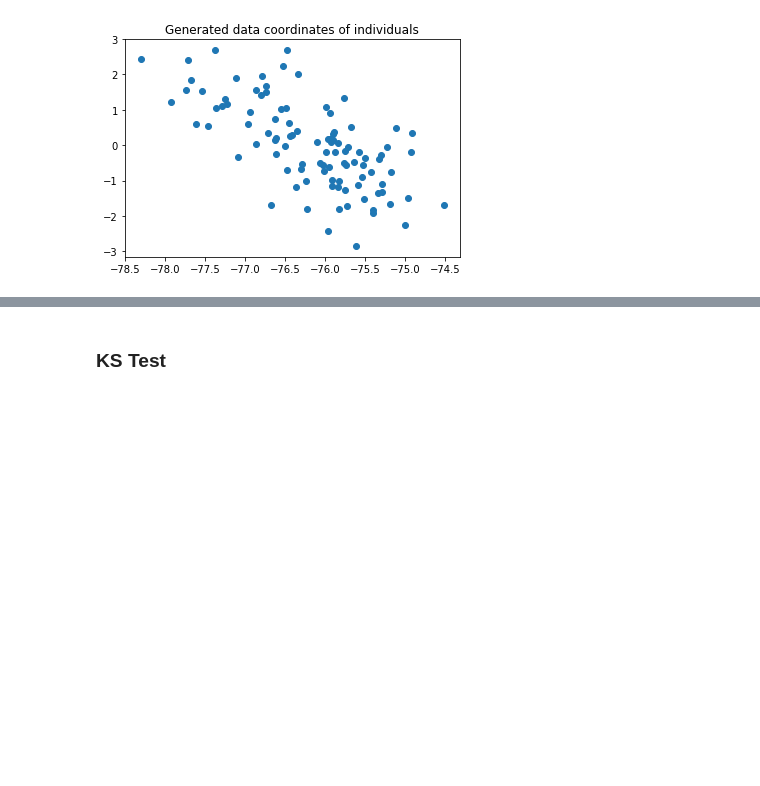
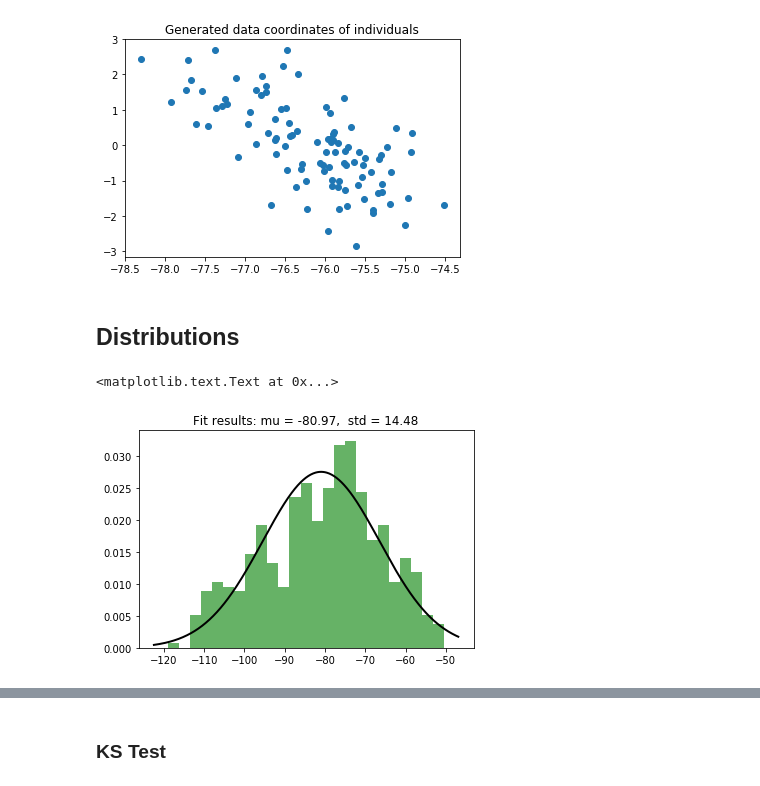
Before and after one commit to thomasgrsp/workaroundmedgan, a Jupyter notebook: notebooks/medgan_pca.ipynb, the cells around one changed output, grey strips where cells are left out. Saved outputs shown, nothing was run; the diff lists cells and outputs as text; code cells hidden in the pictures; blank space fills up the shorter version.

```diff
--- a/notebooks/medgan_pca.ipynb
+++ b/notebooks/medgan_pca.ipynb
@@ -118,3 +120,18 @@ plt.title('Generated data coordinates of individuals')
 # %% [output]
 <matplotlib.text.Text at 0x...>
 [figure]
+# %% [markdown]
+## Distributions
+# %%
+plt.hist(x_long,  bins=25, normed=True, alpha=0.6, color='g')
+
+mu_long, std_long = norm.fit(x_long)
+xmin_long, xmax_long = plt.xlim()
+vec_long = np.linspace(xmin_long, xmax_long, len(x_long))
+p_long = norm.pdf(vec_long, mu_long, std_long)
+plt.plot(vec_long, p_long, 'k', linewidth=2)
+title = "Fit results: mu = %.2f,  std = %.2f" % (mu_long, std_long)
+plt.title(title)
+# %% [output]
+<matplotlib.text.Text at 0x...>
+[figure, added]
```
Also changed, not shown: parts of 6 cells of this notebook, 2 other files.
